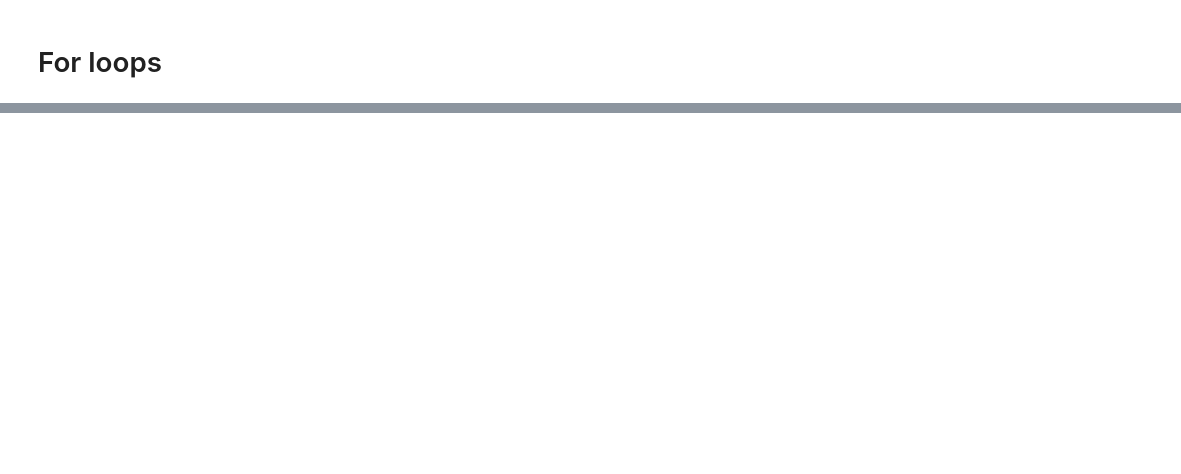
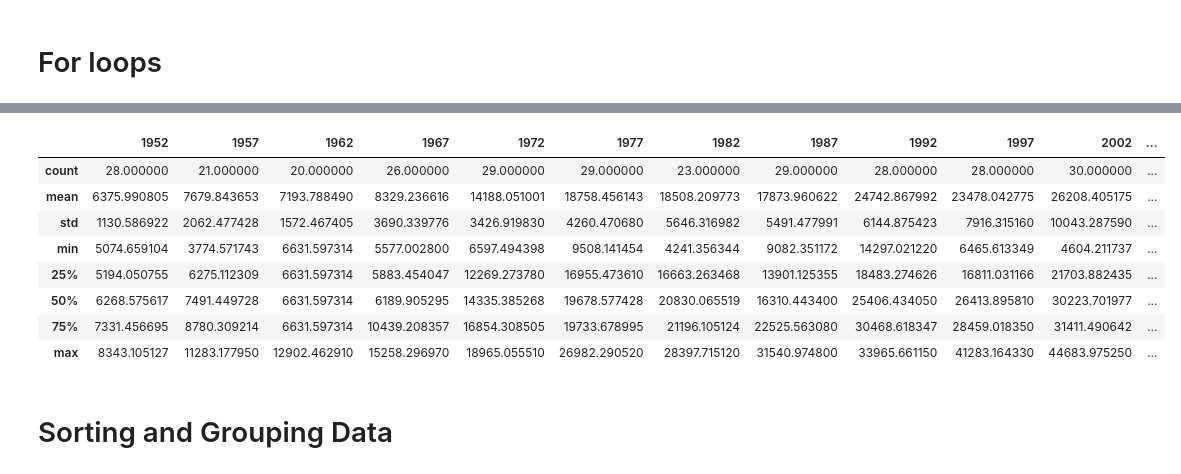
Before and after one commit to aviously02/data, a Jupyter notebook: summerbridgepython.ipynb, the cells around one changed output, grey strips where cells are left out. Drawn from its saved outputs; the diff is of its cells as text; code cells hidden in the pictures; blank space fills up the shorter version.

```diff
--- a/summerbridgepython.ipynb
+++ b/summerbridgepython.ipynb
@@ -174,0 +840,14 @@ print(len(joined_fruits))
+# %%
+new_data_interpolated.describe()
+# %% [output]
+|  | 1952 | 1957 | 1962 | 1967 | 1972 | 1977 | 1982 | 1987 | 1992 | 1997 | 2002 | ... |
+| count | 28.000000 | 21.000000 | 20.000000 | 26.000000 | 29.000000 | 29.000000 | 23.000000 | 29.000000 | 28.000000 | 28.000000 | 30.000000 | ... |
+| mean | 6375.990805 | 7679.843653 | 7193.788490 | 8329.236616 | 14188.051001 | 18758.456143 | 18508.209773 | 17873.960622 | 24742.867992 | 23478.042775 | 26208.405175 | ... |
+| std | 1130.586922 | 2062.477428 | 1572.467405 | 3690.339776 | 3426.919830 | 4260.470680 | 5646.316982 | 5491.477991 | 6144.875423 | 7916.315160 | 10043.287590 | ... |
+| min | 5074.659104 | 3774.571743 | 6631.597314 | 5577.002800 | 6597.494398 | 9508.141454 | 4241.356344 | 9082.351172 | 14297.021220 | 6465.613349 | 4604.211737 | ... |
+| 25% | 5194.050755 | 6275.112309 | 6631.597314 | 5883.454047 | 12269.273780 | 16955.473610 | 16663.263468 | 13901.125355 | 18483.274626 | 16811.031166 | 21703.882435 | ... |
+| 50% | 6268.575617 | 7491.449728 | 6631.597314 | 6189.905295 | 14335.385268 | 19678.577428 | 20830.065519 | 16310.443400 | 25406.434050 | 26413.895810 | 30223.701977 | ... |
+| 75% | 7331.456695 | 8780.309214 | 6631.597314 | 10439.208357 | 16854.308505 | 19733.678995 | 21196.105124 | 22525.563080 | 30468.618347 | 28459.018350 | 31411.490642 | ... |
+| max | 8343.105127 | 11283.177950 | 12902.462910 | 15258.296970 | 18965.055510 | 26982.290520 | 28397.715120 | 31540.974800 | 33965.661150 | 41283.164330 | 44683.975250 | ... |
+# %% [markdown]
+# Sorting and Grouping Data
```
Also changed, not shown: parts of 114 cells of this notebook.
